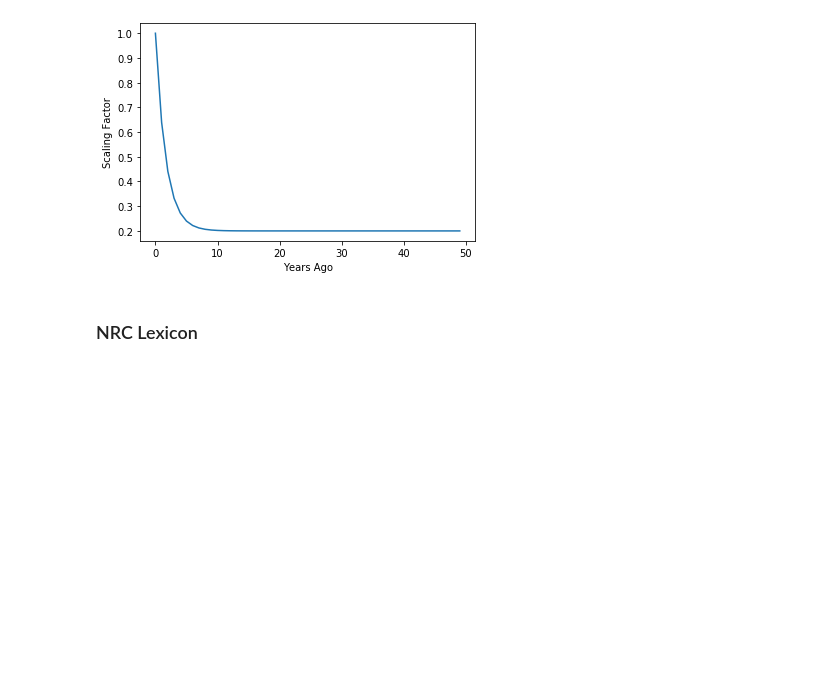
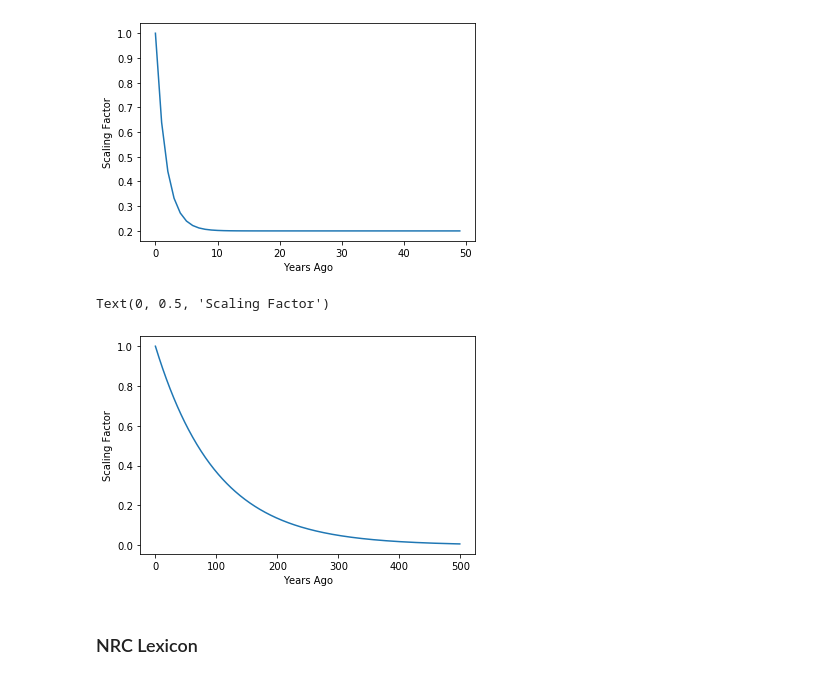
Before and after one commit to HenryDorsey/EaddyProject, a Jupyter notebook: eaddy_io.ipynb, the cells around one changed output. Cells and saved outputs as stored; diff of their text form; code cells hidden in the pictures; blank space fills up the shorter version.

```diff
--- a/eaddy_io.ipynb
+++ b/eaddy_io.ipynb
@@ -317,6 +323,19 @@ plt.ylabel('Scaling Factor')
 # %% [output]
 Text(0, 0.5, 'Scaling Factor')
 [figure]
+# %%
+# Corpus Scope vs Article Scope
+def fy(x, shape=100):
+    return (1/((np.exp(x/shape))))
+
+x = list(range(500))
+y = [fy(i) for i in x]
+plt.plot(x,y)
+plt.xlabel('Years Ago')
+plt.ylabel('Scaling Factor')
+# %% [output]
+Text(0, 0.5, 'Scaling Factor')
+[figure, added]
 # %% [markdown]
 ### NRC Lexicon
 # %%
```
Also changed, not shown: parts of 25 cells of this notebook, 2 other files.
